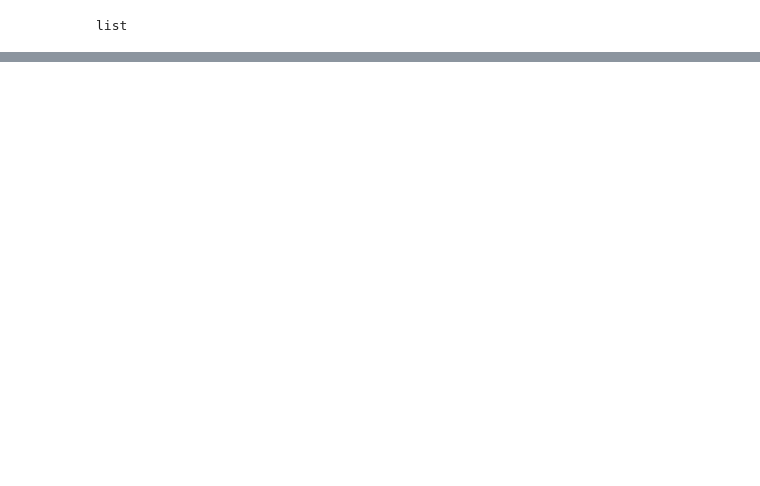
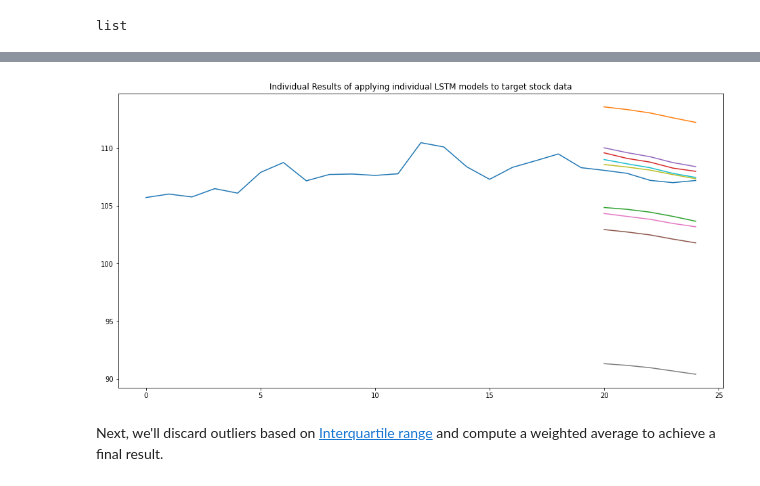
Before and after one commit to NotRyan/stock-search, a Jupyter notebook: stock search v3.ipynb, the cells around one changed output, grey strips where cells are left out. Cells and saved outputs as stored; diff of their text form; code cells hidden in the pictures; blank space fills up the shorter version.

```diff
--- a/stock search v3.ipynb
+++ b/stock search v3.ipynb
@@ -131,0 +98,3 @@ except Exception as e:
+# %%
+def training_validation_split(df, split_size):
+    return df.iloc[:-split_size], df.iloc[-split_size:]
@@ -172,0 +394,8 @@ cursor.execute("SELECT * FROM geeksdemo")
+# %%
+models = []
+scalers = []
+for row in mysql_results:
+    df = fetch_period(row[0], row[1], row[2], 5)
+    model, scaler = build_model(row[0], row[2], fit_scaler=True)
+    models.append(model)
+    scalers.append(scaler)
@@ -172,0 +420,24 @@ cursor.execute("SELECT * FROM geeksdemo")
+# %%
+
+plt.figure(figsize=(16,8))
+plt.title("Individual Results of applying individual LSTM models to target stock data")
+plt.plot(scalermain.inverse_transform(np.reshape(fetch_period(stock_filepath, start_date, end_date, scaler=scalermain, additional=5)['Close'].values.tolist(), (25, 1))))
+
+predicted_closing_prices_normalized = []
+predicted_closing_prices = []
+for model, scaler in zip(models, scalers):
+    inputs = fetch_period(stock_filepath, starti = -66, end=date(2017,11,3), additional=5, scaler=scalermain).values
+    X_test = []
+    for i in range(60,inputs.shape[0]):
+        X_test.append(inputs[i-60:i,0])
+    X_test = np.array(X_test)
+    X_test = np.reshape(X_test, (X_test.shape[0],X_test.shape[1],1))
+    predicted_closing_price_normalized = model.predict(X_test)
+    predicted_closing_prices_normalized.append(closing_price)
+    predicted_closing_price = scalermain.inverse_transform(predicted_closing_price_normalized)
+    predicted_closing_prices.append(predicted_closing_price)
+    plt.plot(range(20, 25), predicted_closing_price)
+# %% [output]
+[figure, added]
+# %% [markdown]
+Next, we'll discard outliers based on [Interquartile range](https://en.wikipedia.org/wiki/Interquartile_range) and compute a weighted average to achieve a final result.
```
Also changed, not shown: parts of 58 cells of this notebook, 1 other file.
